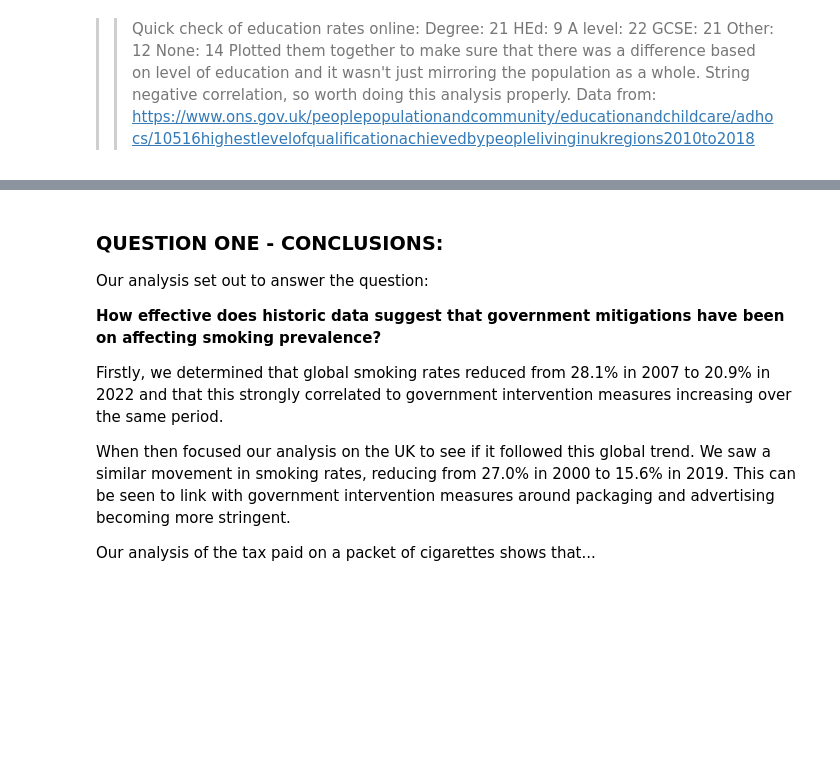
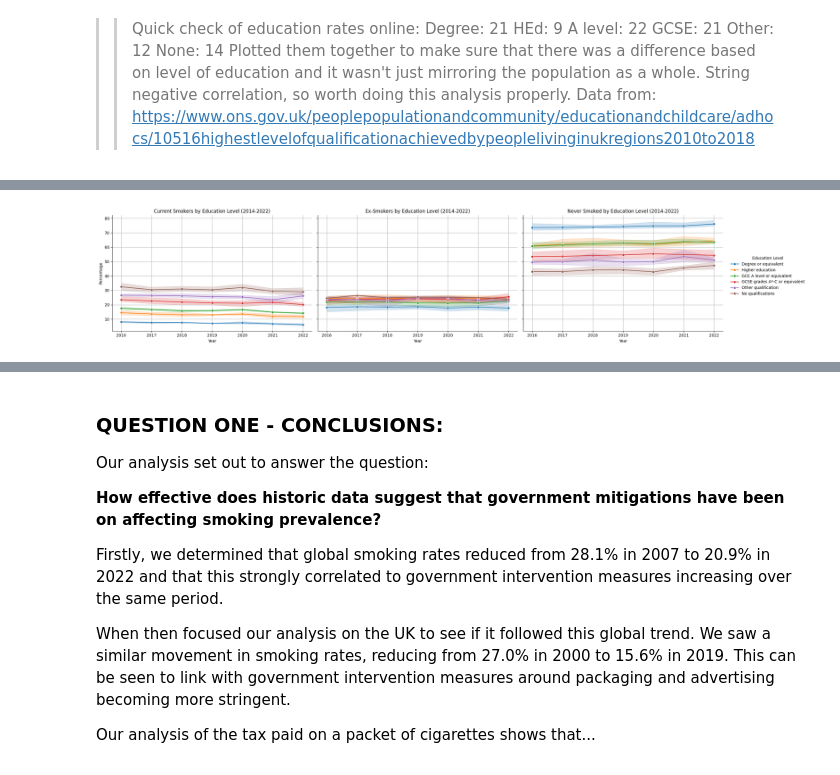
Before and after one commit to rhobaker/Data_Project, a Jupyter notebook: Main_Jupyter_workbook_Rhona.ipynb, the cells around one changed output, grey strips where cells are left out. Cells and saved outputs as stored; diff of their text form; code cells hidden in the pictures; blank space fills up the shorter version.

```diff
--- a/Main_Jupyter_workbook_Rhona.ipynb
+++ b/Main_Jupyter_workbook_Rhona.ipynb
@@ -939,0 +959,14 @@ plt.clf()
+# %%
+# Convert percentage columns to numeric
+percentage_columns = [
+    '2022_Current_smokers_%', '2022_Current_smokers_LCL', '2022_Current_smokers_UCL',
+    '2022_Ex-smokers_%', '2022_Ex-smokers_LCL', '2022_Ex-smokers_UCL',
+    '2022_Never_smoked_%', '2022_Never_smoked_LCL', '2022_Never_smoked_UCL'
+]
+
+for col in percentage_columns:
+    data_2022[col] = pd.to_numeric(data_2022[col], errors='coerce')
+
+# Check for missing data
+missing_data_summary = data_2022.isnull().sum()
+#print(missing_data_summary)
@@ -940 +1016,38 @@ plt.clf()
+# %%
+import matplotlib.pyplot as plt
+import seaborn as sns
+
+# Filter the data to include only years from 2016 to 2022
+data_filtered = data_long[data_long['Year'].between(2016, 2022)]
+
+# Prepare the data for facet grid
+data_long_melted = data_filtered.melt(
+    id_vars=['Year', 'Highest_level_of_education'],
+    value_vars=smoking_statuses,
+    var_name='Smoking_Category',
+    value_name='Percentage'
+)
+
+# Create a facet grid for the smoking categories
+g = sns.FacetGrid(data_long_melted, col='Smoking_Category', hue='Highest_level_of_education', col_order=smoking_statuses, height=5, aspect=1.5)
+g.map(sns.lineplot, 'Year', 'Percentage', marker='o')
+g.add_legend(title='Education Level')
+
+# Set the titles for each facet
+facet_titles = {
+    'Current_smokers_%': 'Current Smokers by Education Level (2014-2022)',
+    'Ex-smokers_%': 'Ex-Smokers by Education Level (2014-2022)',
+    'Never_smoked_%': 'Never Smoked by Education Level (2014-2022)'
+}
+
+# Enable grid lines and set titles
+for ax in g.axes.flat:
+    ax.grid(True)  # Enable grid lines
+    title_key = ax.get_title().split('=')[1].strip()
+    ax.set_title(facet_titles.get(title_key, title_key))
+
+plt.show()
+plt.clf()
+# %% [output]
+[figure, added]
 # %% [markdown]
```
Also changed, not shown: parts of 11 cells of this notebook.
